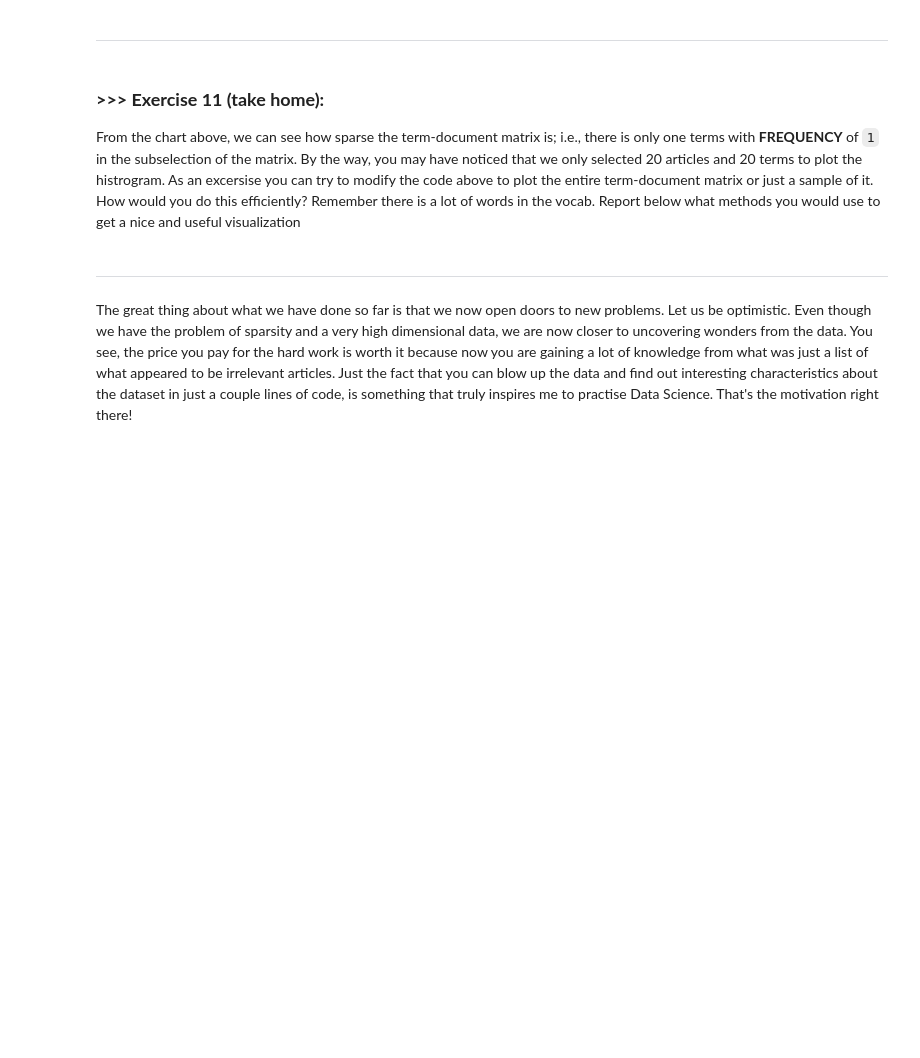
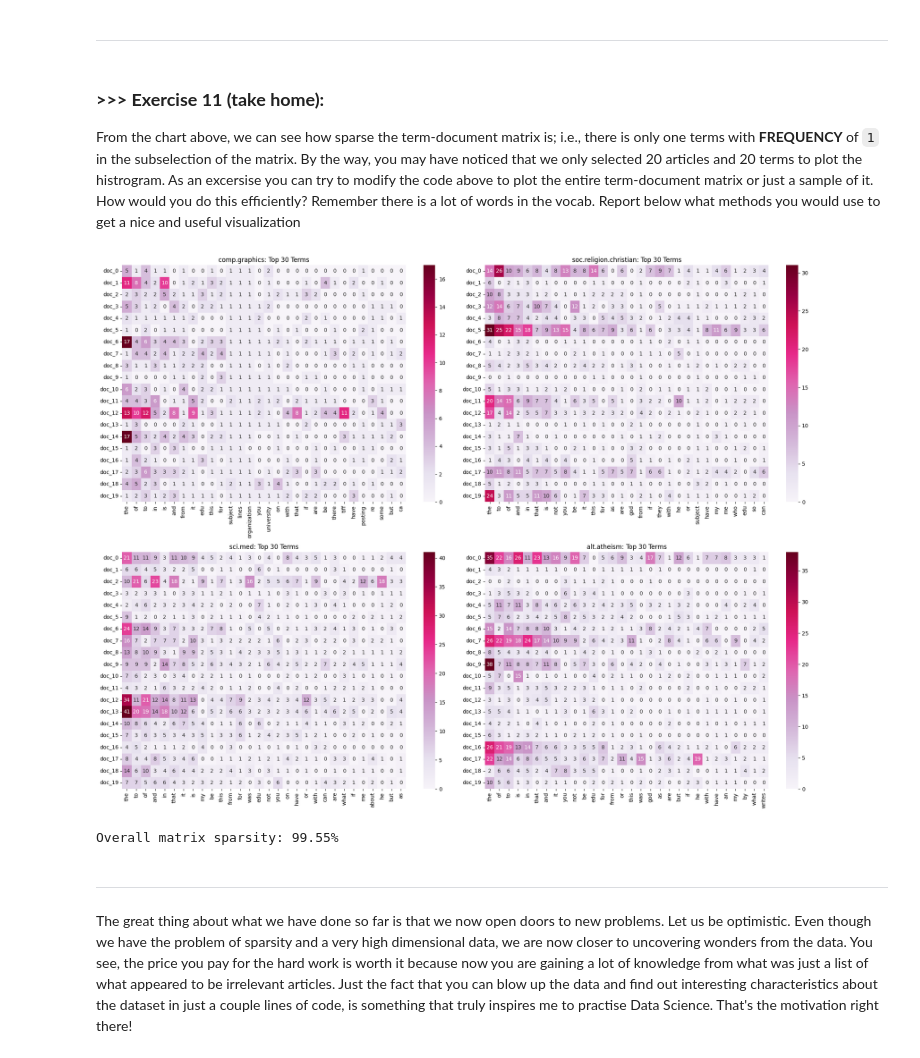
Before and after one commit to BallPoolShark/DM2025-Lab1-Exercise, a Jupyter notebook: DM2025-Lab1-Master.ipynb, the cells around one changed output. Cells and saved outputs as stored; diff of their text form; code cells hidden in the pictures; blank space fills up the shorter version.

```diff
--- a/DM2025-Lab1-Master.ipynb
+++ b/DM2025-Lab1-Master.ipynb
@@ -1038,3 +1196,36 @@ From the chart above, we can see how sparse the term-document matrix is; i.e., t
+# %%
+# Answer here
+
+# Visualize term distribution per category
+n_terms_per_category = 30
+
+fig, axes = plt.subplots(2, 2, figsize=(20, 15))
+categories = X['category_name'].unique()
+
+for idx, (ax, category) in enumerate(zip(axes.flat, categories)):
+    # Get documents from this category
+    category_docs = X[X['category_name'] == category].index[:20]
+
+    # Get term frequencies for this category
+    category_term_freq = X_counts[category_docs].sum(axis=0).A1
+    top_term_indices = np.argsort(category_term_freq)[-n_terms_per_category:][::-1]
+
+    # Create subset
+    plot_z = X_counts[category_docs][:, top_term_indices].toarray()
+    plot_x = count_vect.get_feature_names_out()[top_term_indices]
+    plot_y = [f"doc_{i}" for i in range(len(category_docs))]
+
+    df_todraw = pd.DataFrame(plot_z, columns=plot_x, index=plot_y)
+    sns.heatmap(df_todraw, cmap="PuRd", ax=ax, vmin=0, annot=True)
+    ax.set_title(f'{category}: Top {n_terms_per_category} Terms')
+    ax.set_xticklabels(ax.get_xticklabels(), rotation=90)
+
+plt.tight_layout()
+plt.show()
+print(f'Overall matrix sparsity: {(X_counts == 0).sum() / (X_counts.shape[0] * X_counts.shape[1]):.2%}')
+# %% [output]
+[figure, added]
+Overall matrix sparsity: 99.55%
 # %% [markdown]
 ---
 # %% [markdown]
```
Also changed, not shown: parts of 31 cells of this notebook, 1 other file.
